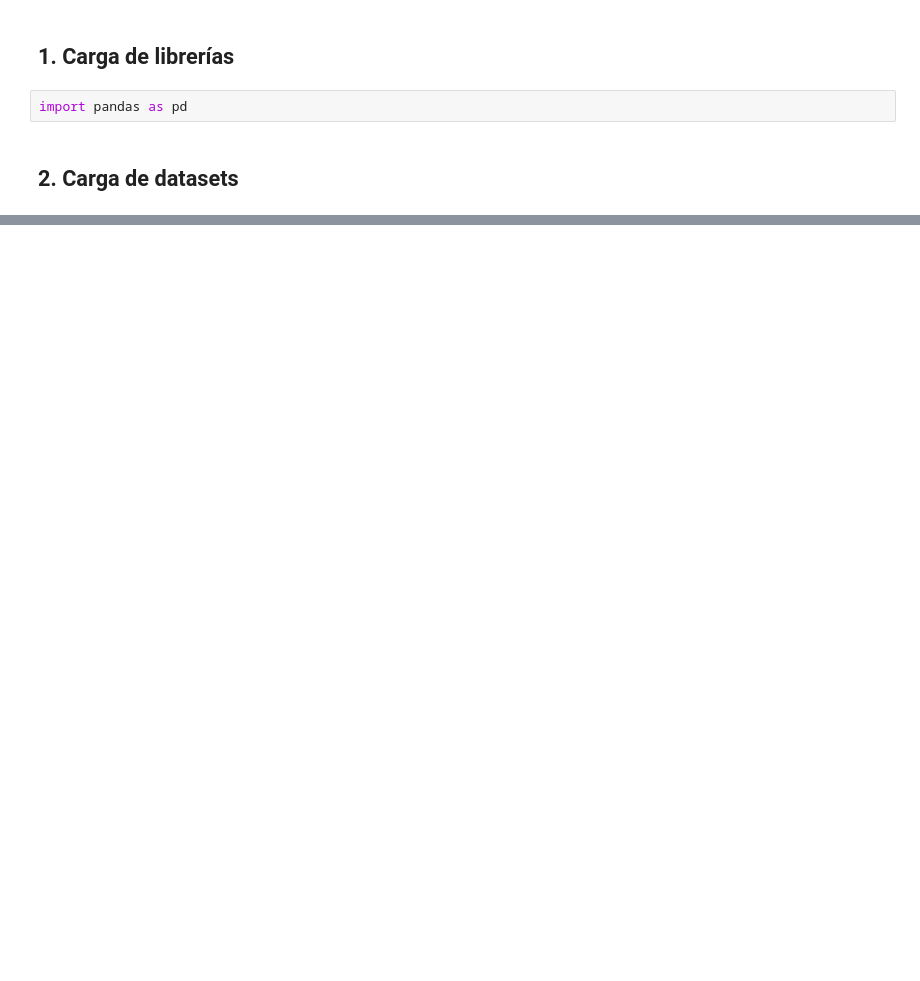
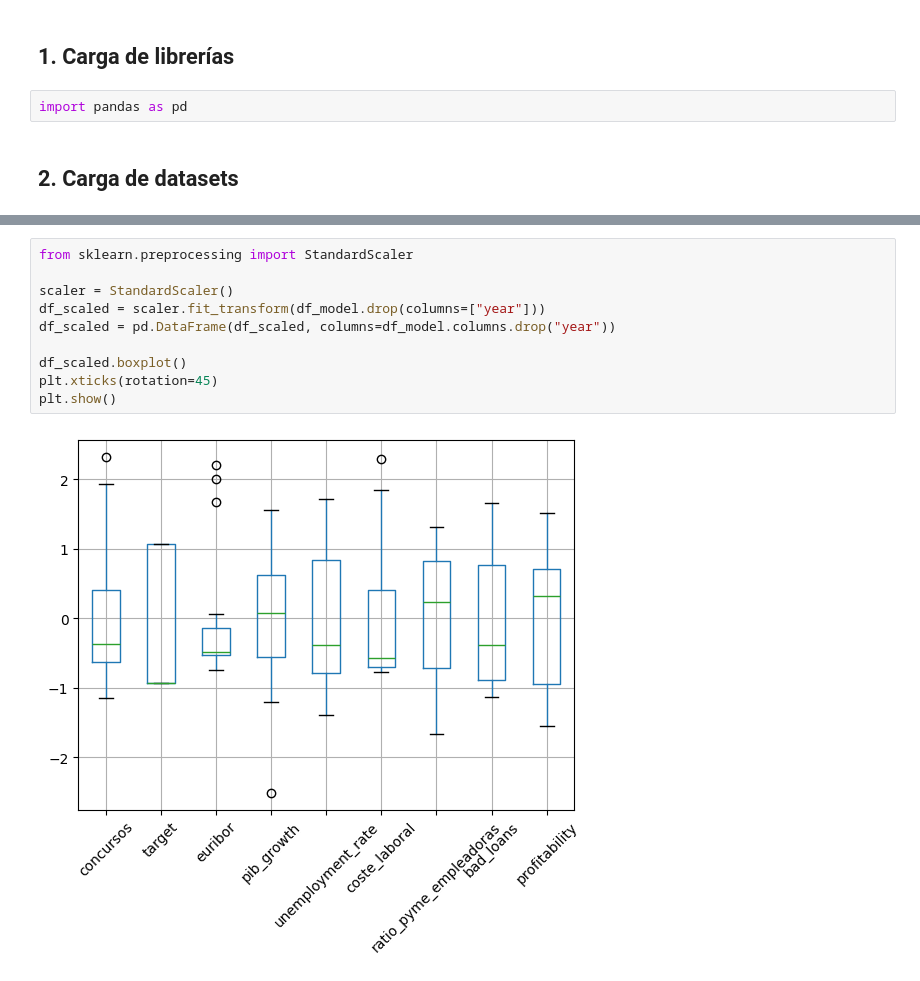
Before and after one commit to nataliaarranz/TFG, a Jupyter notebook: notebook/01_exploracion_datos.ipynb, the cells around one changed output, grey strips where cells are left out. Cells and saved outputs as stored; diff of their text form; blank space fills up the shorter version.

```diff
--- a/notebook/01_exploracion_datos.ipynb
+++ b/notebook/01_exploracion_datos.ipynb
@@ -103,0 +1089,12 @@ mortalidad
+# %%
+from sklearn.preprocessing import StandardScaler
+
+scaler = StandardScaler()
+df_scaled = scaler.fit_transform(df_model.drop(columns=["year"]))
+df_scaled = pd.DataFrame(df_scaled, columns=df_model.columns.drop("year"))
+
+df_scaled.boxplot()
+plt.xticks(rotation=45)
+plt.show()
+# %% [output]
+[figure, added]
```
Also changed, not shown: parts of 59 cells of this notebook, 26 other files.
